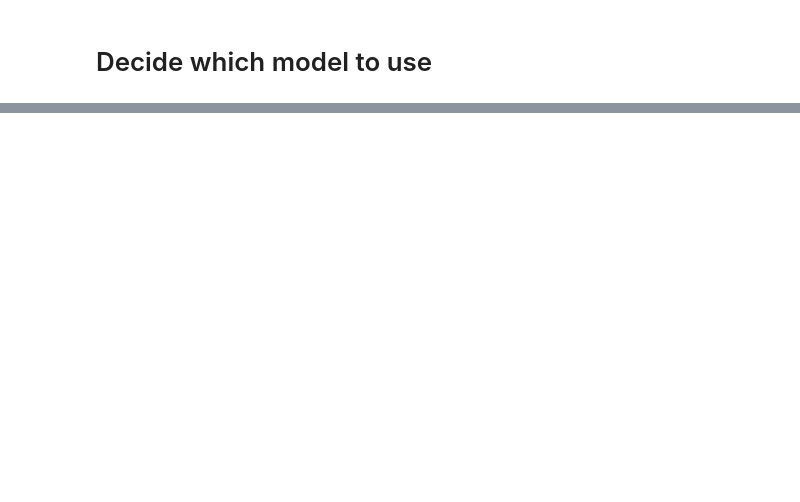
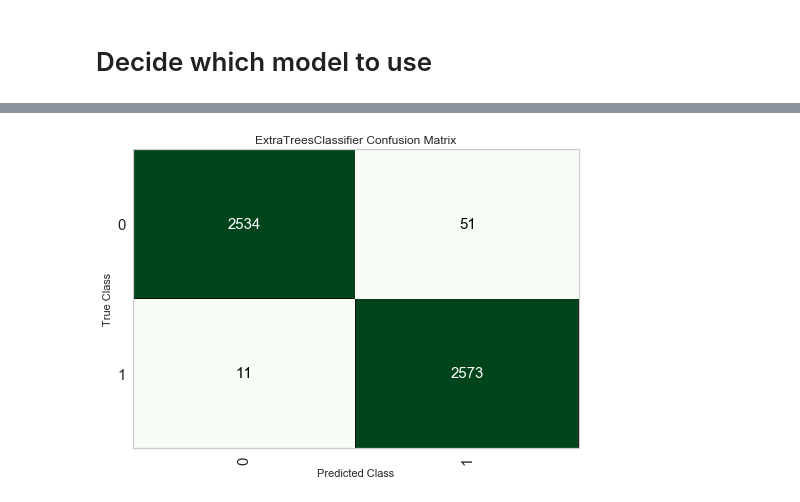
Before and after one commit to justinboggs/FannieSaves, a Jupyter notebook: Scott/ML EDA/Scott - Model - 1 - PyCaret Setup and Create Model-2012.ipynb, the cells around one changed output, grey strips where cells are left out. Drawn from its saved outputs; the diff is of its cells as text; code cells hidden in the pictures; blank space fills up the shorter version.

Commit message:
New model created

```diff
--- a/Scott/ML EDA/Scott - Model - 1 - PyCaret Setup and Create Model-2012.ipynb
+++ b/Scott/ML EDA/Scott - Model - 1 - PyCaret Setup and Create Model-2012.ipynb
@@ -252,0 +221,14 @@ NameError: name 'X_train' is not defined
+# %%
+%%time
+
+# Extra Trees Classifier has best balance
+et20 = create_model(
+    'et'
+    , ensemble = False
+    , method = None # if ensemble, choose 'Bagging' or 'Boosting'
+    , fold = 20
+    , round = 4 # decimal places
+    , verbose = True
+)
+
+DoneNotice(2000)
@@ -252,0 +283,9 @@ NameError: name 'X_train' is not defined
+# %%
+%%time
+
+# How does it perform?
+plot_model(estimator = et20, plot = 'confusion_matrix')
+
+DoneNotice(2000)
+# %% [output]
+[figure, added]
```
Also changed, not shown: parts of 19 cells of this notebook, 4 other files.
